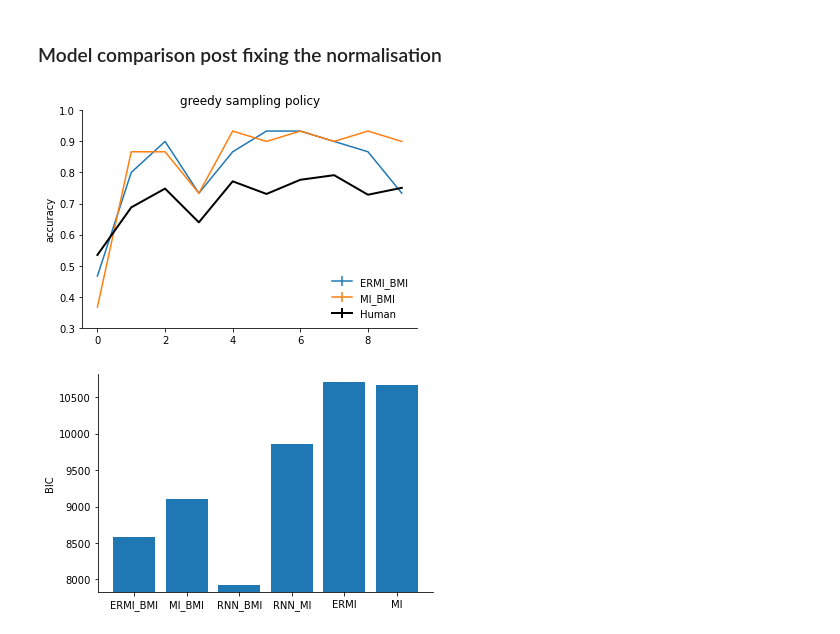
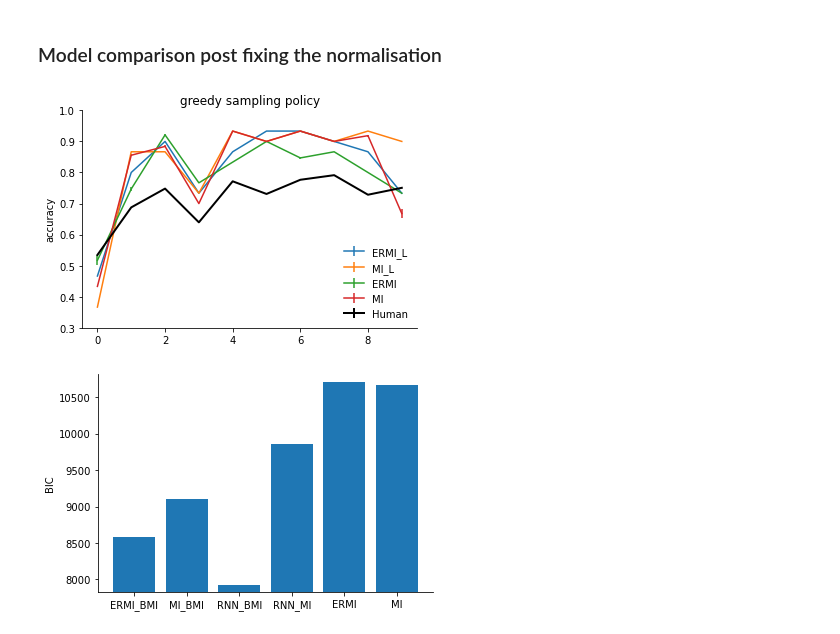
Before and after one commit to akjagadish/ermi, a Jupyter notebook: notebooks/figures.ipynb, the cells around one changed output. Drawn from its saved outputs; the diff is of its cells as text; code cells hidden in the pictures.

```diff
--- a/notebooks/figures.ipynb
+++ b/notebooks/figures.ipynb
@@ -19,42 +19,44 @@ SYS_PATH = '/u/ajagadish/ermi' #'/raven/u/ajagadish/vanilla-llama/'
 policy='greedy'
 data = pd.read_csv('/u/ajagadish/ermi/decisionmaking/data/human/binz2022heuristics_exp3.csv')
 data['correct'] = data['choice']==data['target']
-results_ermi = np.load(f'/u/ajagadish/ermi/decisionmaking/data/evaluation/evaluate_binz2022_env=claude_generated_functionlearningtasks_paramsNA_dim2_data20_tasks9254_run0_procid0_pversion2_unknown_model=transformer_num_episodes500000_num_hidden=256_lr0.0003_num_layers=6_d_model=64_num_head=8_pairedFalse_method{policy}.npz')
-results_mi = np.load(f'/u/ajagadish/ermi/decisionmaking/data/evaluation/evaluate_binz2022_env=synthetic_model=transformer_num_episodes500000_num_hidden=256_lr0.0003_num_layers=6_d_model=64_num_head=8_noise0.0_shuffleTrue_run=0_synthetic_pairedFalse_method{policy}.npz')
+results_ermi = np.load(f'/u/ajagadish/ermi/decisionmaking/data/evaluation/evaluate_binz2022_env=claude_generated_functionlearningtasks_paramsNA_dim2_data20_tasks9254_run0_procid0_pversion2_unknown_model=transformer_num_episodes100000_num_hidden=256_lr0.0003_num_layers=256_d_model=64_num_head_pairedFalse_methodgreedy.npz')
+results_mi = np.load(f'/u/ajagadish/ermi/decisionmaking/data/evaluation/evaluate_binz2022_env=synthetic_model=transformer_num_episodes100000_num_hidden=256_lr0.0003_num_layers=6_d_model=64_num_head=8_noise0.0_shuffleTrue_pairedFalse_lossnll_run=test_synthetic_pairedFalse_methodgreedy.npz')
 results_ermi_paired_bce = np.load(f'/u/ajagadish/ermi/decisionmaking/data/evaluation/evaluate_binz2022_env=claude_generated_functionlearningtasks_paramsNA_dim2_data20_tasks9254_run0_procid0_pversion2_unknown_model=transformer_num_episodes500000_num_hidden=256_lr0.0003_num_layers=6_d_model=64_num_head=8_pairedTrue_method{policy}.npz')
 results_ermi_paired_nll = np.load(f'/u/ajagadish/ermi/decisionmaking/data/evaluation/evaluate_binz2022_env=claude_generated_functionlearningtasks_paramsNA_dim2_data20_tasks9254_run0_procid0_pversion2_unknown_model=transformer_num_episodes100000_num_hidden=256_lr0.0003_num_layers=6_d_model=64_num_head=8_pairedTrue_methodgreedy.npz')
 results_ermi_paired_nll_1M = np.load(f'/u/ajagadish/ermi/decisionmaking/data/evaluation/evaluate_binz2022_env=claude_generated_functionlearningtasks_paramsNA_dim2_data20_tasks9254_run0_procid0_pversion2_unknown_model=transformer_num_episodes1000000_num_hidden=256_lr0.0003_num_layers=6_d_model=64_num_head=_pairedTrue_methodgreedy.npz')
 results_mi_paired_nll = np.load(f'/u/ajagadish/ermi/decisionmaking/data/evaluation/evaluate_binz2022_env=synthetic_model=transformer_num_episodes100000_num_hidden=256_lr0.0003_num_layers=6_d_model=64_num_head=8_noise0.0_shuffleTrue_pairedTrue_lossnll_run=1_synthetic_pairedTrue_methodgreedy.npz')
 results_mi_paired_bce = np.load(f'/u/ajagadish/ermi/decisionmaking/data/evaluation/evaluate_binz2022_env=synthetic_model=transformer_num_episodes100000_num_hidden=256_lr0.0003_num_layers=6_d_model=64_num_head=8_noise0.0_shuffleTrue_pairedTrue_run=0_synthetic_pairedTrue_methodgreedy.npz')
 results_mi_paired_nll_nonnorm = np.load(f'/u/ajagadish/ermi/decisionmaking/data/evaluation/evaluate_binz2022_env=synthetic_model=transformer_num_episodes100000_num_hidden=256_lr0.0003_num_layers=6_d_model=64_num_head=8_noise0.0_shuffleTrue_pairedTrue_lossnll_run=2_synthetic_pairedTrue_methodgreedy.npz')
 results_ermi_paired_nll_newnorm = np.load(f'/u/ajagadish/ermi/decisionmaking/data/evaluation/evaluate_binz2022_env=claude_generated_functionlearningtasks_paramsNA_dim2_data20_tasks9254_run0_procid0_pversion2_unknown_model=transformer_num_episodes1000000_num_hidden=256_lr0.0003_num_layers=6_d_model=64_num_head=_pairedTrue_methodgreedy.npz')
 # results_ermi_paired_nll_newnorm = np.load(f'/u/ajagadish/ermi/decisionmaking/data/evaluation/evaluate_binz2022_env=claude_generated_functionlearningtasks_paramsNA_dim2_data20_tasks9254_run0_procid0_pversion2_unknown_model=transformer_num_episodes1000000_num_hidden=256_lr0.0003_num_layers=6_d_model=64_num_head=_pairedTrue_methodgreedy.npz')
 
 # plot mean accuracy of participants over trials
 acc = data.groupby(['participant', 'trial']).correct.mean().reset_index()
 # sns.lineplot(data=acc, x='trial', y='correct', errorbar="se", color='k', label="Human")
 plt.ylabel('accuracy')
 plt.ylim(0.3, 1.) # set y axis limit between 0.5 and 1.
 sns.despine()
 
 num_tasks=30
 # plt.errorbar(x=np.arange(10), y=(results_ermi_paired_bce['per_trial_model_accuracy']/num_tasks).mean(0),yerr=(results_ermi_paired_bce['per_trial_model_accuracy']/num_tasks).std(0)/np.sqrt(num_tasks), label='ERMI BMI (BCE)')
 # plt.errorbar(x=np.arange(10), y=(results_ermi_paired_nll['per_trial_model_accuracy']/num_tasks).mean(0),yerr=(results_ermi_paired_nll['per_trial_model_accuracy']/num_tasks).std(0)/np.sqrt(num_tasks), label='ERMI BMI (NLL)')
 # plt.errorbar(x=np.arange(10), y=(results_ermi_paired_nll_1M['per_trial_model_accuracy']/num_tasks).mean(0),yerr=(results_ermi_paired_nll_1M['per_trial_model_accuracy']/num_tasks).std(0)/np.sqrt(num_tasks), label='ERMI BMI (NLL) 1M')
 # plt.errorbar(x=np.arange(10), y=(results_ermi['per_trial_model_accuracy']/num_tasks).mean(0),yerr=(results_ermi['per_trial_model_accuracy']/num_tasks).std(0)/np.sqrt(num_tasks), label='ERMI')
 # plt.errorbar(x=np.arange(10), y=(results_mi['per_trial_model_accuracy']/num_tasks).mean(0),yerr=(results_mi['per_trial_model_accuracy']/num_tasks).std(0)/np.sqrt(num_tasks), label='MI')
-plt.errorbar(x=np.arange(10), y=(results_ermi_paired_nll_newnorm['per_trial_model_accuracy']/num_tasks).mean(0),yerr=(results_ermi_paired_nll_newnorm['per_trial_model_accuracy']/num_tasks).std(0)/np.sqrt(num_tasks), label='ERMI_BMI')
-plt.errorbar(x=np.arange(10), y=(results_mi_paired_nll_nonnorm['per_trial_model_accuracy']/num_tasks).mean(0),yerr=(results_mi_paired_nll_nonnorm['per_trial_model_accuracy']/num_tasks).std(0)/np.sqrt(num_tasks), label='MI_BMI')
+plt.errorbar(x=np.arange(10), y=(results_ermi_paired_nll_newnorm['per_trial_model_accuracy']/num_tasks).mean(0),yerr=(results_ermi_paired_nll_newnorm['per_trial_model_accuracy']/num_tasks).std(0)/np.sqrt(num_tasks), label='ERMI_L')
+plt.errorbar(x=np.arange(10), y=(results_mi_paired_nll_nonnorm['per_trial_model_accuracy']/num_tasks).mean(0),yerr=(results_mi_paired_nll_nonnorm['per_trial_model_accuracy']/num_tasks).std(0)/np.sqrt(num_tasks), label='MI_L')
+plt.errorbar(x=np.arange(10), y=(results_ermi['per_trial_model_accuracy']/num_tasks).mean(0),yerr=(results_ermi['per_trial_model_accuracy']/num_tasks).std(0)/np.sqrt(num_tasks), label='ERMI')
+plt.errorbar(x=np.arange(10), y=(results_mi['per_trial_model_accuracy']/num_tasks).mean(0),yerr=(results_mi['per_trial_model_accuracy']/num_tasks).std(0)/np.sqrt(num_tasks), label='MI')
 
 # plt.errorbar(x=np.arange(10), y=(results_mi_paired_nll['per_trial_model_accuracy']/num_tasks).mean(0),yerr=(results_ermi_paired_nll['per_trial_model_accuracy']/num_tasks).std(0)/np.sqrt(num_tasks), label='MI BMI (NLL) w/ schedule free')
 # plt.errorbar(x=np.arange(10), y=(results_mi_paired_bce['per_trial_model_accuracy']/num_tasks).mean(0),yerr=(results_ermi_paired_nll['per_trial_model_accuracy']/num_tasks).std(0)/np.sqrt(num_tasks), label='MI BMI (BCE)')
 plt.errorbar(x=np.arange(10), y=(results_mi_paired_nll['human_accuracy']/num_tasks).mean(0),yerr=(results_ermi_paired_nll['human_accuracy']/num_tasks).std(0)/np.sqrt(num_tasks), c='k', lw=2, label='Human')
 
 plt.title(f"{policy} sampling policy")
 plt.legend(frameon=False)
 plt.show()
 # %% [output]
-[figure, old version]
+[figure, new version]
 # %%
 data = pd.read_csv('/u/ajagadish/ermi/decisionmaking/data/human/binz2022heuristics_exp3.csv')
 num_participants = data.participant.nunique() #27
```
Also changed, not shown: parts of 1 cell of this notebook.
